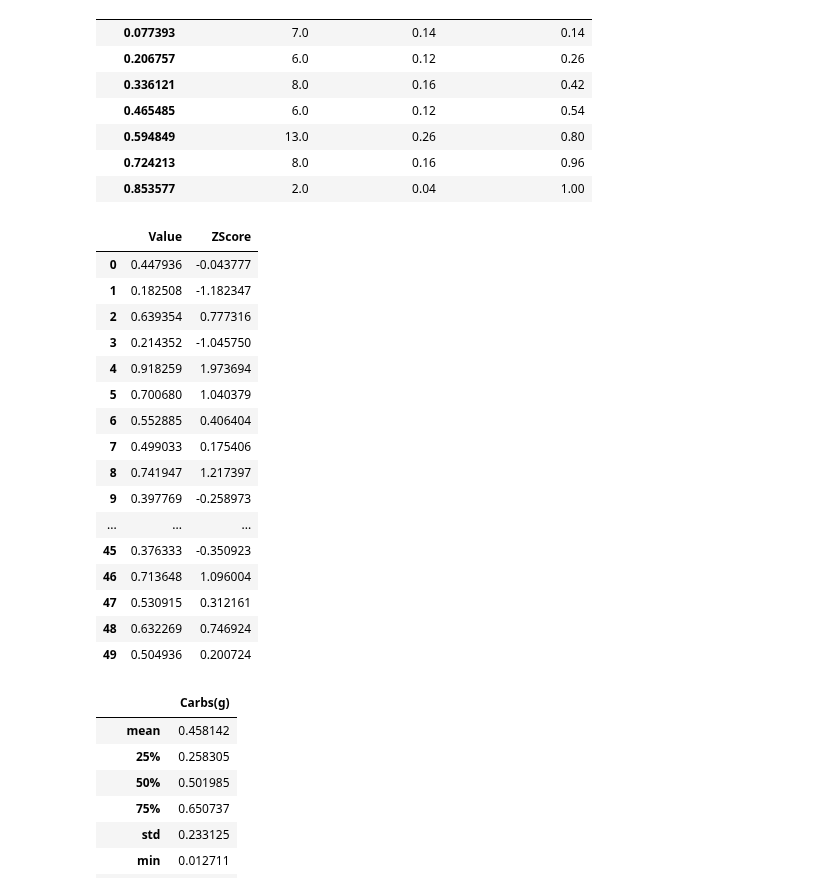
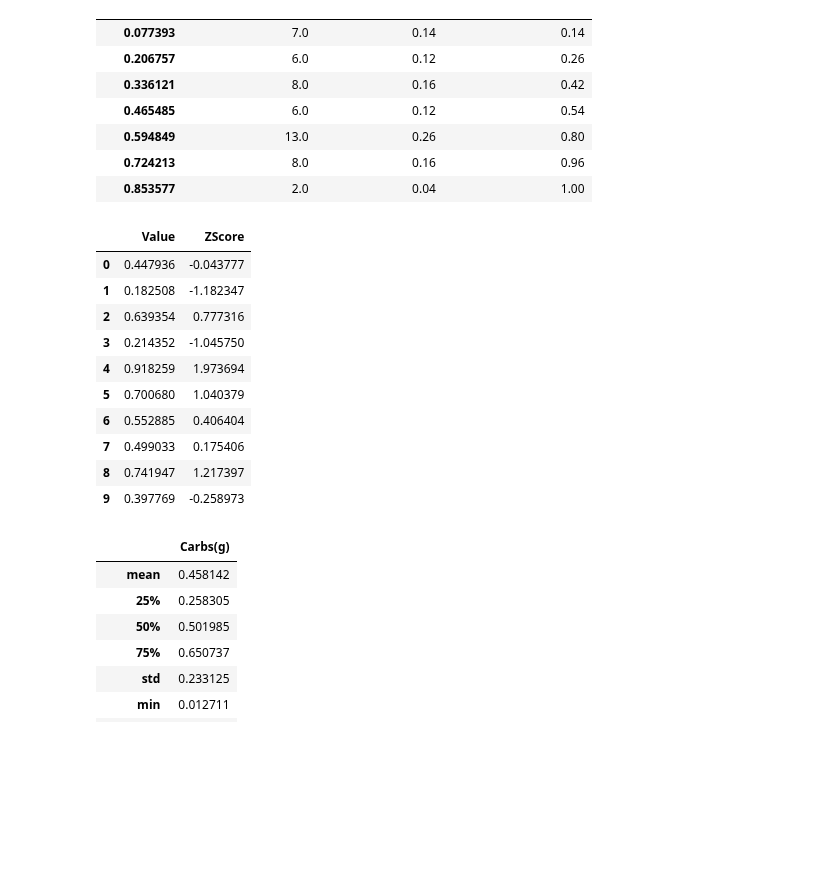
Before and after one commit to alexisuaguilaru/Analysis_Nutritional_Information, a Jupyter notebook: Documentation/AlexisAguilar_Reporte.ipynb, the cells around one changed output. Cells and saved outputs as stored; diff of their text form; code cells hidden in the pictures; blank space fills up the shorter version.

```diff
--- a/Documentation/AlexisAguilar_Reporte.ipynb
+++ b/Documentation/AlexisAguilar_Reporte.ipynb
@@ -456,25 +438,19 @@ Frequencies_Sample(StratifiedSample,'Carbs(g)')
 # %%
 # Se calculan los Z-Score de los valores del atributo Carbs(g)
 
-ZScores_Sample(StratifiedSample,'Carbs(g)')
+ZScores_Sample(StratifiedSample,'Carbs(g)').head(10)
 # %% [output]
 |  | Value | ZScore |
 | 0 | 0.447936 | -0.043777 |
 | 1 | 0.182508 | -1.182347 |
 | 2 | 0.639354 | 0.777316 |
 | 3 | 0.214352 | -1.045750 |
 | 4 | 0.918259 | 1.973694 |
 | 5 | 0.700680 | 1.040379 |
 | 6 | 0.552885 | 0.406404 |
 | 7 | 0.499033 | 0.175406 |
 | 8 | 0.741947 | 1.217397 |
 | 9 | 0.397769 | -0.258973 |
-| ... | ... | ... |
-| 45 | 0.376333 | -0.350923 |
-| 46 | 0.713648 | 1.096004 |
-| 47 | 0.530915 | 0.312161 |
-| 48 | 0.632269 | 0.746924 |
-| 49 | 0.504936 | 0.200724 |
 # %%
 # Se calculan las medidas de tendencia central y de dispersión de la muestra
 
```
Also changed, not shown: parts of 3 cells of this notebook, 2 other files.
